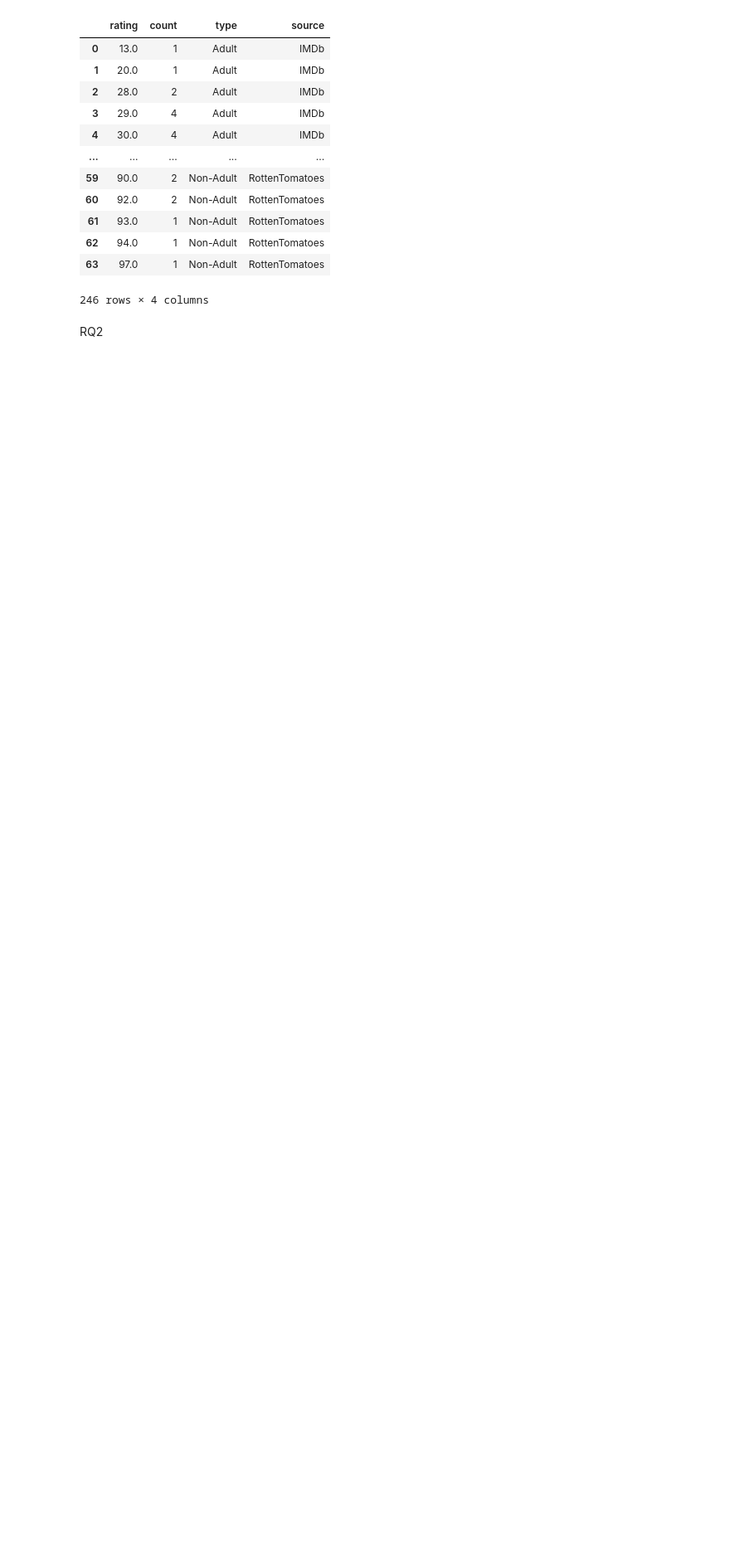
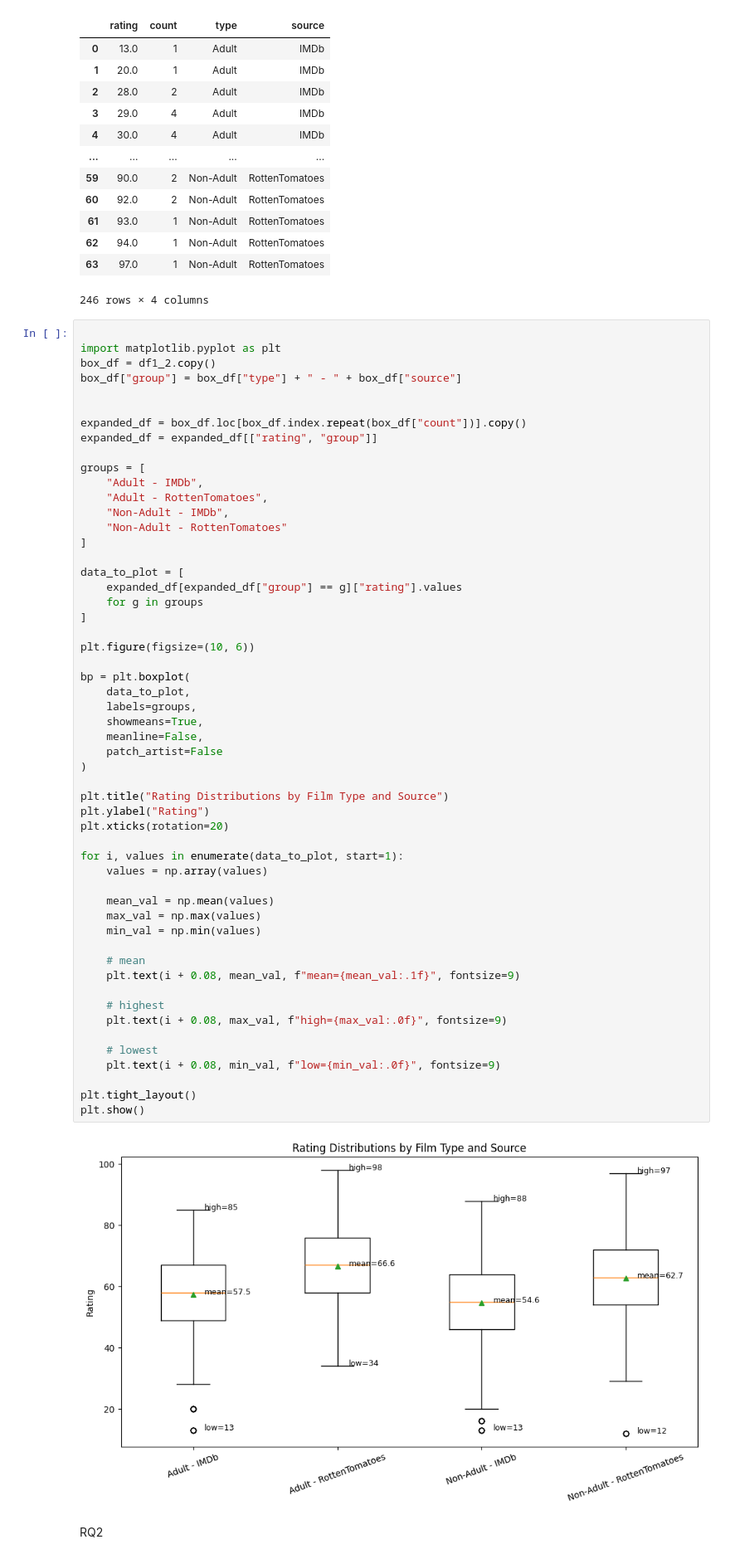
Before and after one commit to Tracywxr/cpsc368_2026_group5_project, a Jupyter notebook: Scripts/visualization_MongoDB.ipynb, the cells around one changed output. Shown at 83% size. Drawn from its saved outputs; the diff is of its cells as text; blank space fills up the shorter version.

Commit message:
Add MongoDB visualizations

```diff
--- a/Scripts/visualization_MongoDB.ipynb
+++ b/Scripts/visualization_MongoDB.ipynb
@@ -255,6 +255,62 @@ df1_2
 | 62 | 94.0 | 1 | Non-Adult | RottenTomatoes |
 | 63 | 97.0 | 1 | Non-Adult | RottenTomatoes |
 246 rows × 4 columns
+# %%
+
+import matplotlib.pyplot as plt
+box_df = df1_2.copy()
+box_df["group"] = box_df["type"] + " - " + box_df["source"]
+
+
+expanded_df = box_df.loc[box_df.index.repeat(box_df["count"])].copy()
+expanded_df = expanded_df[["rating", "group"]]
+
+groups = [
+    "Adult - IMDb",
+    "Adult - RottenTomatoes",
+    "Non-Adult - IMDb",
+    "Non-Adult - RottenTomatoes"
+]
+
+data_to_plot = [
+    expanded_df[expanded_df["group"] == g]["rating"].values
+    for g in groups
+]
+
+plt.figure(figsize=(10, 6))
+
+bp = plt.boxplot(
+    data_to_plot,
+    labels=groups,
+    showmeans=True,
+    meanline=False,
+    patch_artist=False
+)
+
+plt.title("Rating Distributions by Film Type and Source")
+plt.ylabel("Rating")
+plt.xticks(rotation=20)
+
+for i, values in enumerate(data_to_plot, start=1):
+    values = np.array(values)
+
+    mean_val = np.mean(values)
+    max_val = np.max(values)
+    min_val = np.min(values)
+
+    # mean
+    plt.text(i + 0.08, mean_val, f"mean={mean_val:.1f}", fontsize=9)
+
+    # highest
+    plt.text(i + 0.08, max_val, f"high={max_val:.0f}", fontsize=9)
+
+    # lowest
+    plt.text(i + 0.08, min_val, f"low={min_val:.0f}", fontsize=9)
+
+plt.tight_layout()
+plt.show()
+# %% [output]
+[figure, added]
 # %% [markdown]
 RQ2
 # %%
```
Also changed, not shown: parts of 6 cells of this notebook.
